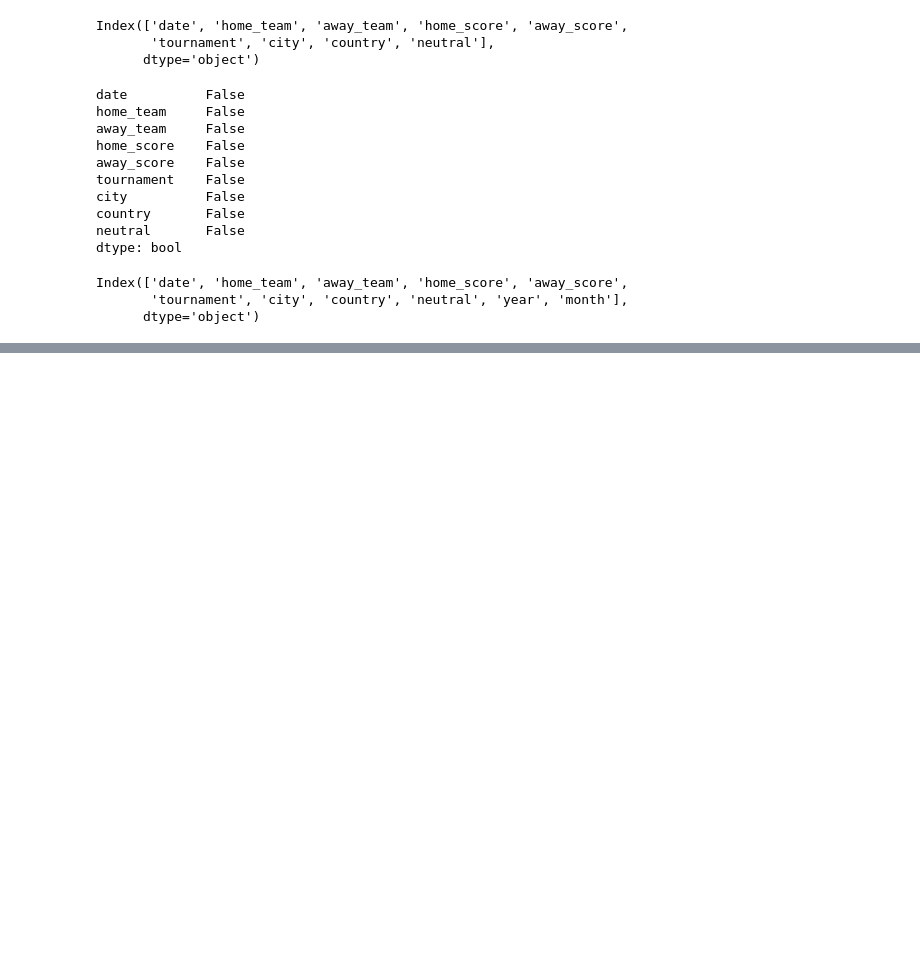
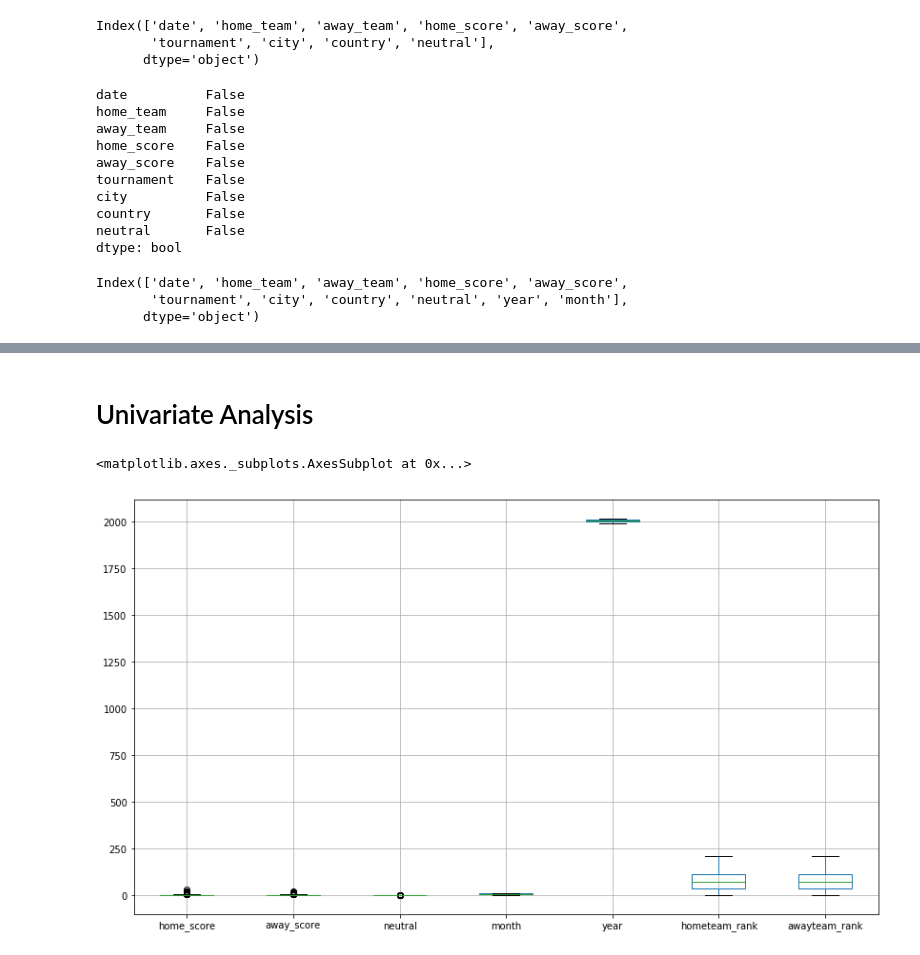
Before and after one commit to mwinzie/Football-Analysis---Mchezopesa-Limited, a Jupyter notebook: Moringa_Data_Science_Core_W6_Independent_Project_Agnes_Mwinzi_DataScience.ipynb, the cells around one changed output, grey strips where cells are left out. Drawn from its saved outputs; the diff is of its cells as text; code cells hidden in the pictures; blank space fills up the shorter version.

```diff
--- a/Moringa_Data_Science_Core_W6_Independent_Project_Agnes_Mwinzi_DataScience.ipynb
+++ b/Moringa_Data_Science_Core_W6_Independent_Project_Agnes_Mwinzi_DataScience.ipynb
@@ -196,0 +325,17 @@ results.head(2)
+# %%
+col_drop = ['date_x', 'country_full_x',
+       'country_abrv_x', 'total_points_x', 'previous_points_x',
+       'rank_change_x', 'cur_year_avg_x', 'cur_year_avg_weighted_x',
+       'last_year_avg_x', 'last_year_avg_weighted_x', 'two_year_ago_avg_x',
+       'two_year_ago_weighted_x', 'three_year_ago_avg_x',
+       'three_year_ago_weighted_x', 'confederation_x', 'rank_date_x', 'date_y',
+       'home_score_y', 'away_score_y', 'tournament_y', 'city_y', 'country_y',
+       'neutral_y', 'game_result_y', 'game_y',
+       'country_full_y', 'country_abrv_y', 'total_points_y',
+       'previous_points_y', 'rank_change_y', 'cur_year_avg_y',
+       'cur_year_avg_weighted_y', 'last_year_avg_y',
+       'last_year_avg_weighted_y', 'two_year_ago_avg_y',
+       'two_year_ago_weighted_y', 'three_year_ago_avg_y',
+       'three_year_ago_weighted_y', 'confederation_y', 'rank_date_y']
+
+teams.drop(col_drop, axis = 1, inplace=True)
@@ -196,0 +369,4 @@ results.head(2)
+# %%
+df = teams.copy()
+# %%
+df.dropna(inplace=True)
@@ -196,0 +382,4 @@ results.head(2)
+# %%
+df.rename(columns = {'home_score_x': 'home_score', 'away_score_x': 'away_score', 'tournament_x': 'tournament', 'city_x': 'city', 'country_x': 'country',\
+                        'neutral_x': 'neutral', 'game_result_x': 'game_result', 'game_x': 'game'}, inplace = True)
+df.head()
@@ -196,0 +393,7 @@ results.head(2)
+# %% [markdown]
+# Univariate Analysis
+# %%
+df.boxplot(figsize= (14,8))
+# %% [output]
+<matplotlib.axes._subplots.AxesSubplot at 0x...>
+[figure, added]
```
Also changed, not shown: parts of 34 cells of this notebook.
